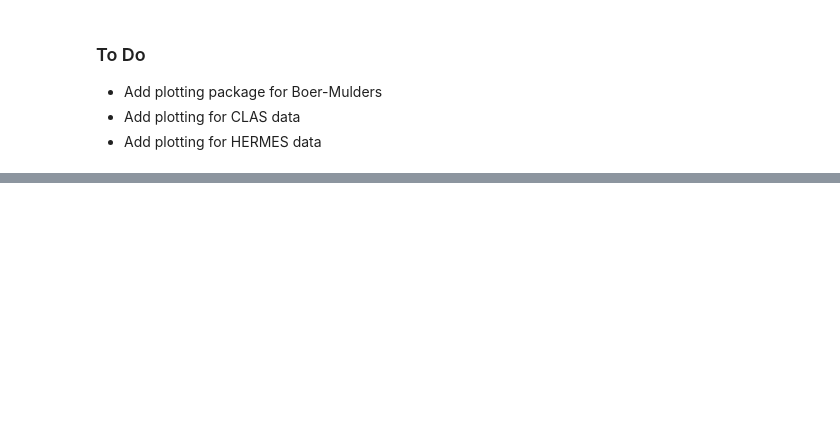
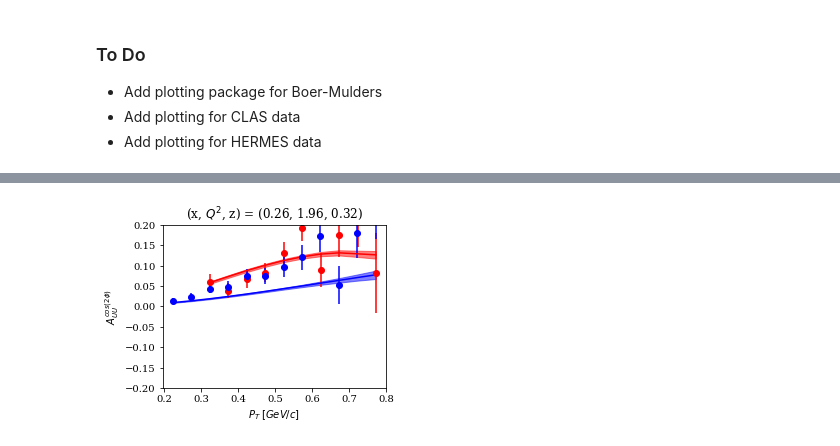
Before and after one commit to zack0179/transfer, a Jupyter notebook: fitlab/notebooks/boermulders-clas.ipynb, the cells around one changed output, grey strips where cells are left out. Saved outputs shown, nothing was run; the diff lists cells and outputs as text; code cells hidden in the pictures; blank space fills up the shorter version.

```diff
--- a/fitlab/notebooks/boermulders-clas.ipynb
+++ b/fitlab/notebooks/boermulders-clas.ipynb
@@ -287,0 +290,5 @@ plot(['boermulders','s N','s a','s b'])
+# %%
+def lprint(msg):
+    sys.stdout.write('\r')
+    sys.stdout.write('%s' %msg)
+    sys.stdout.flush()
@@ -287,0 +311,11 @@ plot(['boermulders','s N','s a','s b'])
+# %%
+data=load('%s/%s'%(path2results,'sidis.dat'))
+for k in data: data[k]=np.array(data[k])
+thy,dthy={},{}
+for k in data:
+    if k=='weights': continue
+    thy[k]=np.einsum('i,ik->k',data['weights'],data[k])
+    dthy[k]=np.einsum('i,ik->k',data['weights'],(data[k]-thy[k])**2)**0.5
+for k in thy:
+    conf['resman'].sidisres.tabs[k]['thy']=copy.copy(thy[k])
+    conf['resman'].sidisres.tabs[k]['dthy']=copy.copy(dthy[k])
@@ -287,0 +381,5 @@ plot(['boermulders','s N','s a','s b'])
+# %%
+data = {}
+
+for key, value in conf['resman'].sidisres.tabs.iteritems():
+    data[key] = pd.DataFrame(value)
@@ -287,0 +399,15 @@ plot(['boermulders','s N','s a','s b'])
+# %%
+plt.rc('font', family='serif')
+
+# Keep this option off until
+# making final plots, it makes
+# a system call to the latex
+# compiler and is slow, but
+# looks much better.
+# plt.rc('text', usetex=True)
+
+
+# These didn't look good, but were
+# recommended.
+# plt.rc('xtick', labelsize='x-small')
+# plt.rc('ytick', labelsize='x-small')
@@ -287,0 +463,4 @@ plot(['boermulders','s N','s a','s b'])
+# %%
+plot_clas_pt(data[7002], data[7003], 1, 1, 6)
+# %% [output]
+[figure, added]
```
Also changed, not shown: parts of 18 cells of this notebook, 1 other file.
